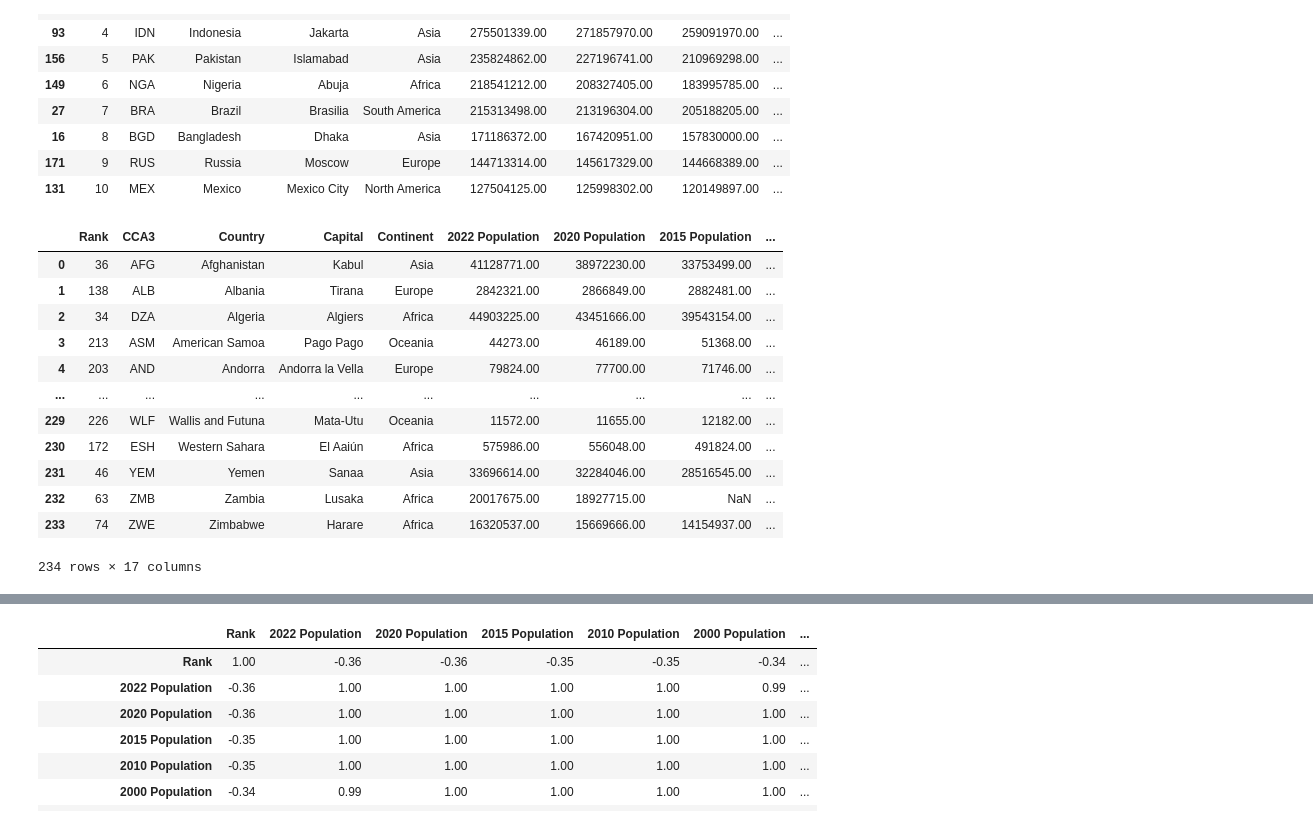
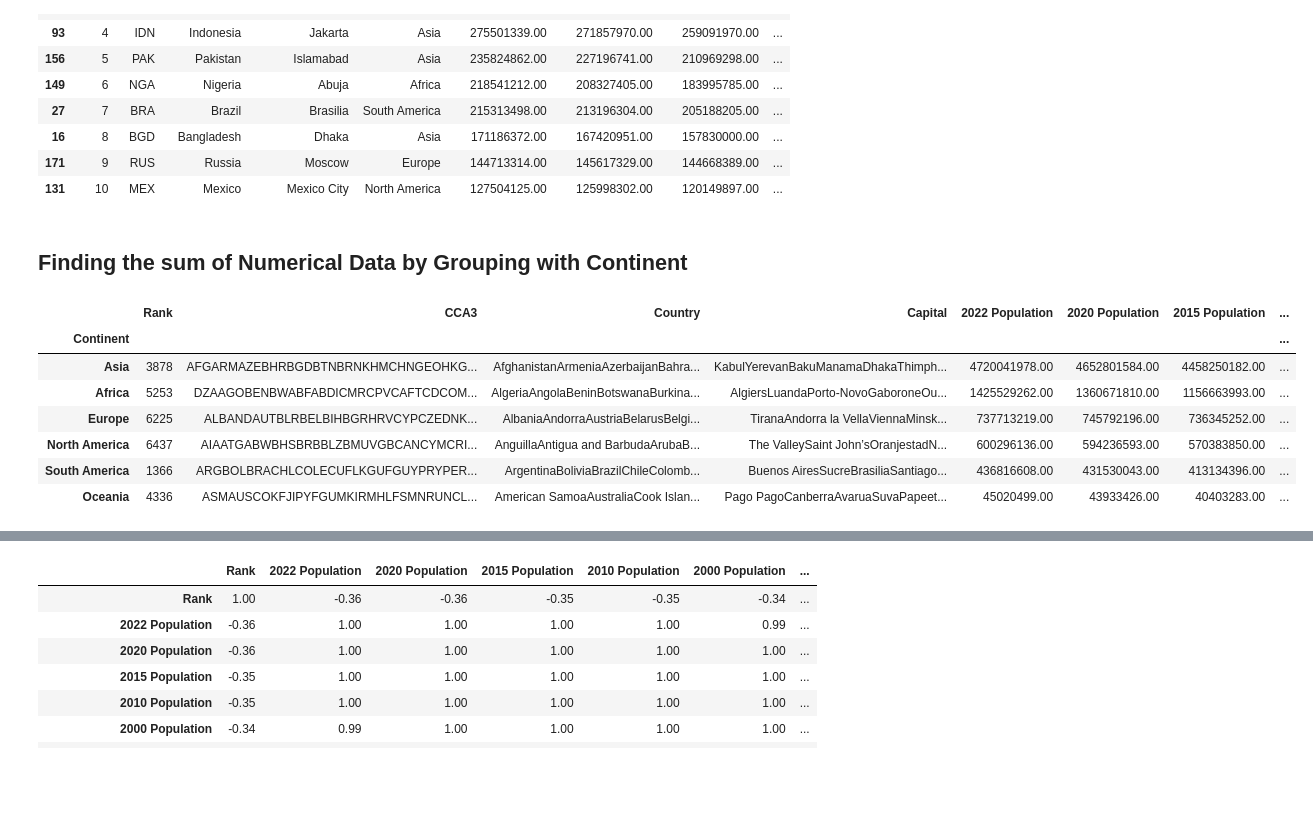
Before and after one commit to Jiyajiya21/Python-Practice, a Jupyter notebook: EDA/EDA.ipynb, the cells around one changed output, grey strips where cells are left out. Cells and saved outputs as stored; diff of their text form; code cells hidden in the pictures; blank space fills up the shorter version.

```diff
--- a/EDA/EDA.ipynb
+++ b/EDA/EDA.ipynb
@@ -6,7 +6,7 @@ import seaborn as sns
 import numpy as np
 import matplotlib.pyplot as plt
 # %%
-df = pd.read_csv(r'/Users/jiyadariyani/Documents/Projects/Python Projects/Pandas Practice/EDA/world_population.csv')
+df = pd.read_csv(r'/Users/jiyadariyani/Documents/Github/Pandas Practice/Python-Practice/EDA/world_population.csv')
 df
 # %% [output]
 |  | Rank | CCA3 | Country | Capital | Continent | 2022 Population | 2020 Population | 2015 Population | ... |
@@ -127,21 +135,17 @@ df.sort_values(by = 'World Population Percentage',ascending = False).head(10)
 | 16 | 8 | BGD | Bangladesh | Dhaka | Asia | 171186372.00 | 167420951.00 | 157830000.00 | ... |
 | 171 | 9 | RUS | Russia | Moscow | Europe | 144713314.00 | 145617329.00 | 144668389.00 | ... |
 | 131 | 10 | MEX | Mexico | Mexico City | North America | 127504125.00 | 125998302.00 | 120149897.00 | ... |
+# %% [markdown]
+## Finding the sum of Numerical Data by Grouping with Continent
 # %%
-df.groupby('Continent').sum()
-#.sort_values(by = "2022 Population", ascending = False)
-df
+ab = df.groupby('Continent').sum().sort_values(by = "2022 Population", ascending = False)
+ab
 # %% [output]
-|  | Rank | CCA3 | Country | Capital | Continent | 2022 Population | 2020 Population | 2015 Population | ... |
-| 0 | 36 | AFG | Afghanistan | Kabul | Asia | 41128771.00 | 38972230.00 | 33753499.00 | ... |
-| 1 | 138 | ALB | Albania | Tirana | Europe | 2842321.00 | 2866849.00 | 2882481.00 | ... |
-| 2 | 34 | DZA | Algeria | Algiers | Africa | 44903225.00 | 43451666.00 | 39543154.00 | ... |
-| 3 | 213 | ASM | American Samoa | Pago Pago | Oceania | 44273.00 | 46189.00 | 51368.00 | ... |
-| 4 | 203 | AND | Andorra | Andorra la Vella | Europe | 79824.00 | 77700.00 | 71746.00 | ... |
-| ... | ... | ... | ... | ... | ... | ... | ... | ... | ... |
-| 229 | 226 | WLF | Wallis and Futuna | Mata-Utu | Oceania | 11572.00 | 11655.00 | 12182.00 | ... |
-| 230 | 172 | ESH | Western Sahara | El Aaiún | Africa | 575986.00 | 556048.00 | 491824.00 | ... |
-| 231 | 46 | YEM | Yemen | Sanaa | Asia | 33696614.00 | 32284046.00 | 28516545.00 | ... |
-| 232 | 63 | ZMB | Zambia | Lusaka | Africa | 20017675.00 | 18927715.00 | NaN | ... |
-| 233 | 74 | ZWE | Zimbabwe | Harare | Africa | 16320537.00 | 15669666.00 | 14154937.00 | ... |
+|  | Rank | CCA3 | Country | Capital | 2022 Population | 2020 Population | 2015 Population | ... |
+| Continent |  |  |  |  |  |  |  | ... |
+| Asia | 3878 | AFGARMAZEBHRBGDBTNBRNKHMCHNGEOHKG... | AfghanistanArmeniaAzerbaijanBahra... | KabulYerevanBakuManamaDhakaThimph... | 4720041978.00 | 4652801584.00 | 4458250182.00 | ... |
+| Africa | 5253 | DZAAGOBENBWABFABDICMRCPVCAFTCDCOM... | AlgeriaAngolaBeninBotswanaBurkina... | AlgiersLuandaPorto-NovoGaboroneOu... | 1425529262.00 | 1360671810.00 | 1156663993.00 | ... |
+| Europe | 6225 | ALBANDAUTBLRBELBIHBGRHRVCYPCZEDNK... | AlbaniaAndorraAustriaBelarusBelgi... | TiranaAndorra la VellaViennaMinsk... | 737713219.00 | 745792196.00 | 736345252.00 | ... |
+| North America | 6437 | AIAATGABWBHSBRBBLZBMUVGBCANCYMCRI... | AnguillaAntigua and BarbudaArubaB... | The ValleySaint John’sOranjestadN... | 600296136.00 | 594236593.00 | 570383850.00 | ... |
+| South America | 1366 | ARGBOLBRACHLCOLECUFLKGUFGUYPRYPER... | ArgentinaBoliviaBrazilChileColomb... | Buenos AiresSucreBrasiliaSantiago... | 436816608.00 | 431530043.00 | 413134396.00 | ... |
+| Oceania | 4336 | ASMAUSCOKFJIPYFGUMKIRMHLFSMNRUNCL... | American SamoaAustraliaCook Islan... | Pago PagoCanberraAvaruaSuvaPapeet... | 45020499.00 | 43933426.00 | 40403283.00 | ... |
-234 rows × 17 columns
```
Also changed, not shown: parts of 13 cells of this notebook, 1 other file.
